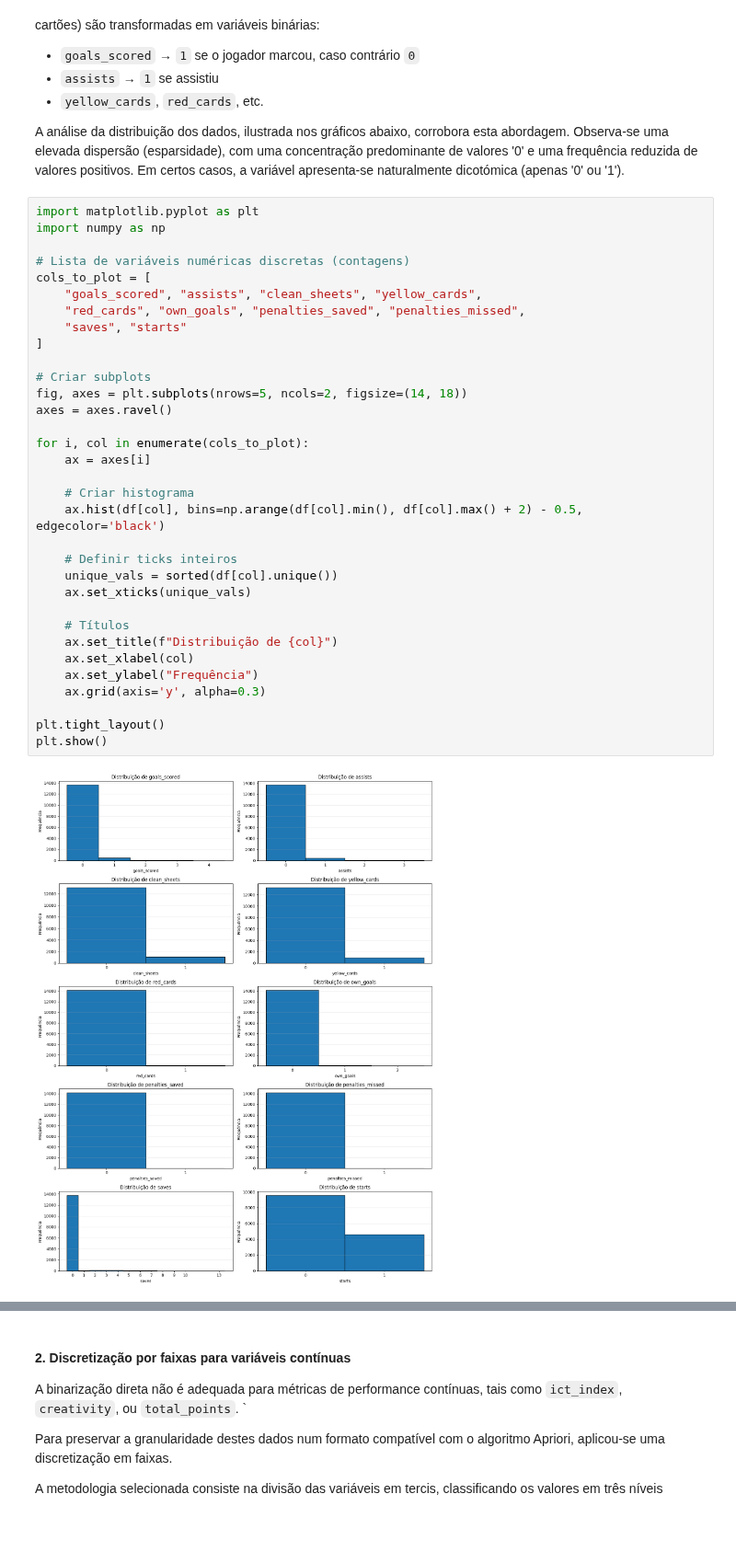
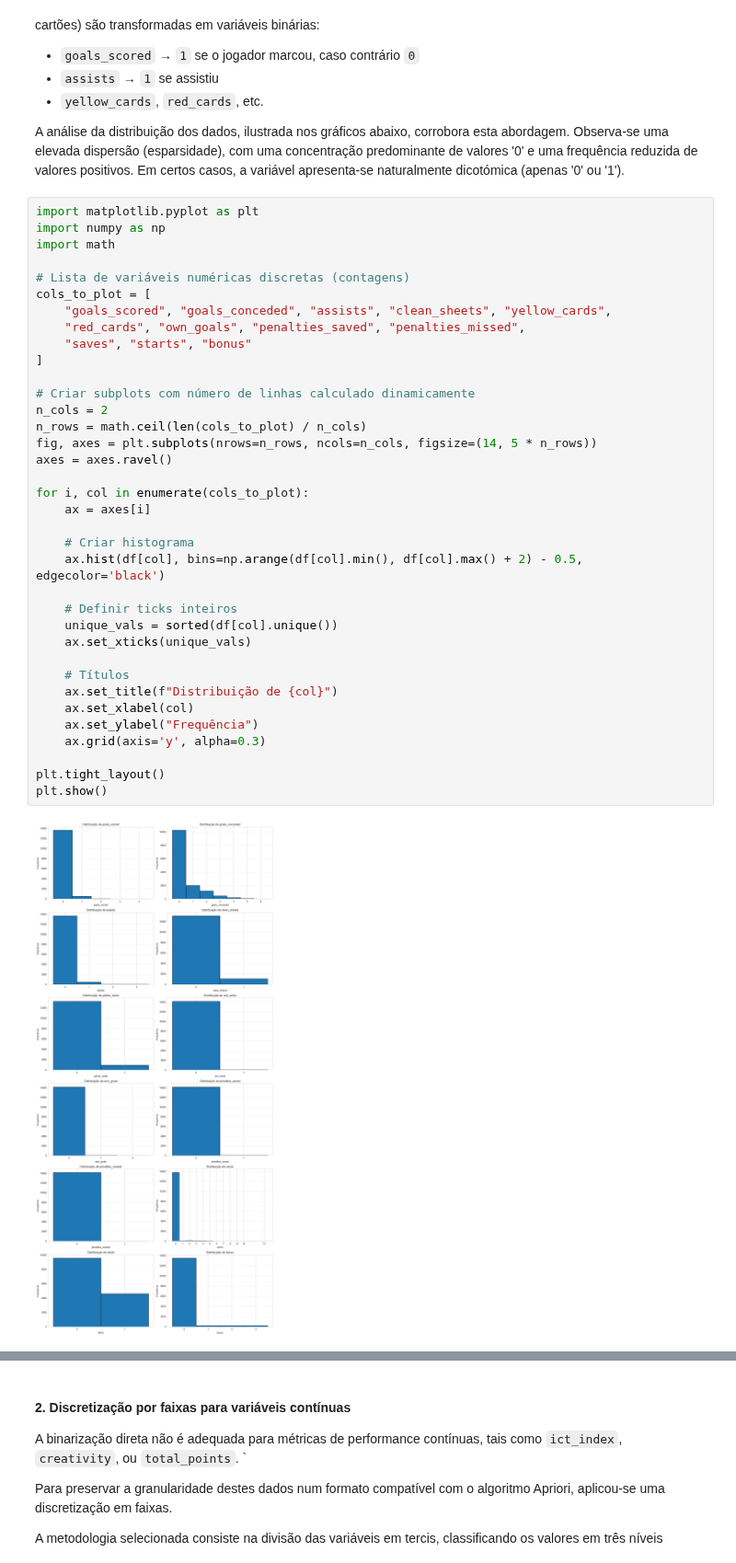
Before and after one commit to hugocruz13/Applied_ML_Models, a Jupyter notebook: eda_association_rules_dataset.ipynb, the cells around one changed output, grey strips where cells are left out. Shown at 92% size. Saved outputs shown, nothing was run; the diff lists cells and outputs as text; blank space fills up the shorter version.

```diff
--- a/eda_association_rules_dataset.ipynb
+++ b/eda_association_rules_dataset.ipynb
@@ -313,38 +313,41 @@ A análise da distribuição dos dados, ilustrada nos gráficos abaixo, corrobor
 # %%
 import matplotlib.pyplot as plt
 import numpy as np
+import math
 
 # Lista de variáveis numéricas discretas (contagens)
 cols_to_plot = [
-    "goals_scored", "assists", "clean_sheets", "yellow_cards",
+    "goals_scored", "goals_conceded", "assists", "clean_sheets", "yellow_cards",
     "red_cards", "own_goals", "penalties_saved", "penalties_missed",
-    "saves", "starts"
+    "saves", "starts", "bonus"
 ]
 
-# Criar subplots
-fig, axes = plt.subplots(nrows=5, ncols=2, figsize=(14, 18))
+# Criar subplots com número de linhas calculado dinamicamente
+n_cols = 2
+n_rows = math.ceil(len(cols_to_plot) / n_cols)
+fig, axes = plt.subplots(nrows=n_rows, ncols=n_cols, figsize=(14, 5 * n_rows))
 axes = axes.ravel()
 
 for i, col in enumerate(cols_to_plot):
     ax = axes[i]
 
     # Criar histograma
     ax.hist(df[col], bins=np.arange(df[col].min(), df[col].max() + 2) - 0.5, edgecolor='black')
 
     # Definir ticks inteiros
     unique_vals = sorted(df[col].unique())
     ax.set_xticks(unique_vals)
 
     # Títulos
     ax.set_title(f"Distribuição de {col}")
     ax.set_xlabel(col)
     ax.set_ylabel("Frequência")
     ax.grid(axis='y', alpha=0.3)
 
 plt.tight_layout()
 plt.show()
 # %% [output]
-[figure, old version]
+[figure, new version]
 # %% [markdown]
 Com base na distribuição observada, as seguintes regras de transformação para finalizar a preparação dos dados serão aplicadas:
 
```
Also changed, not shown: parts of 8 cells of this notebook, 3 other files.
